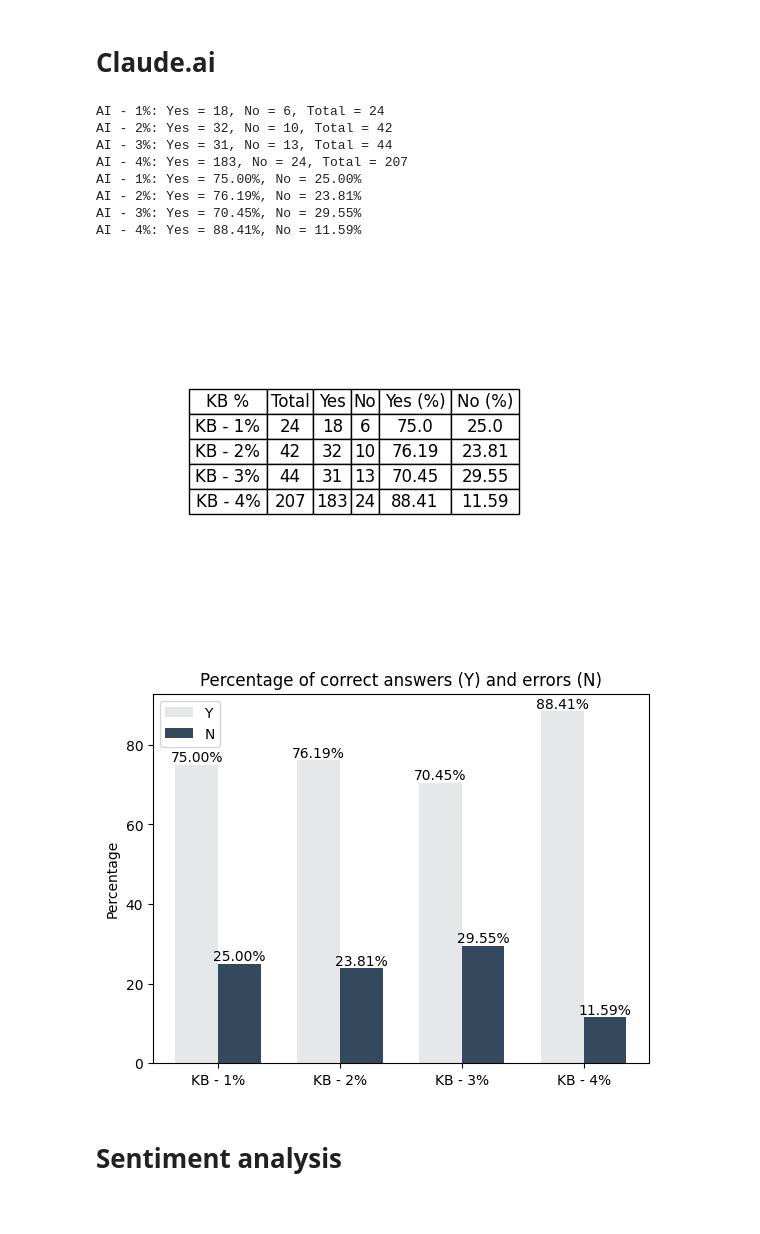
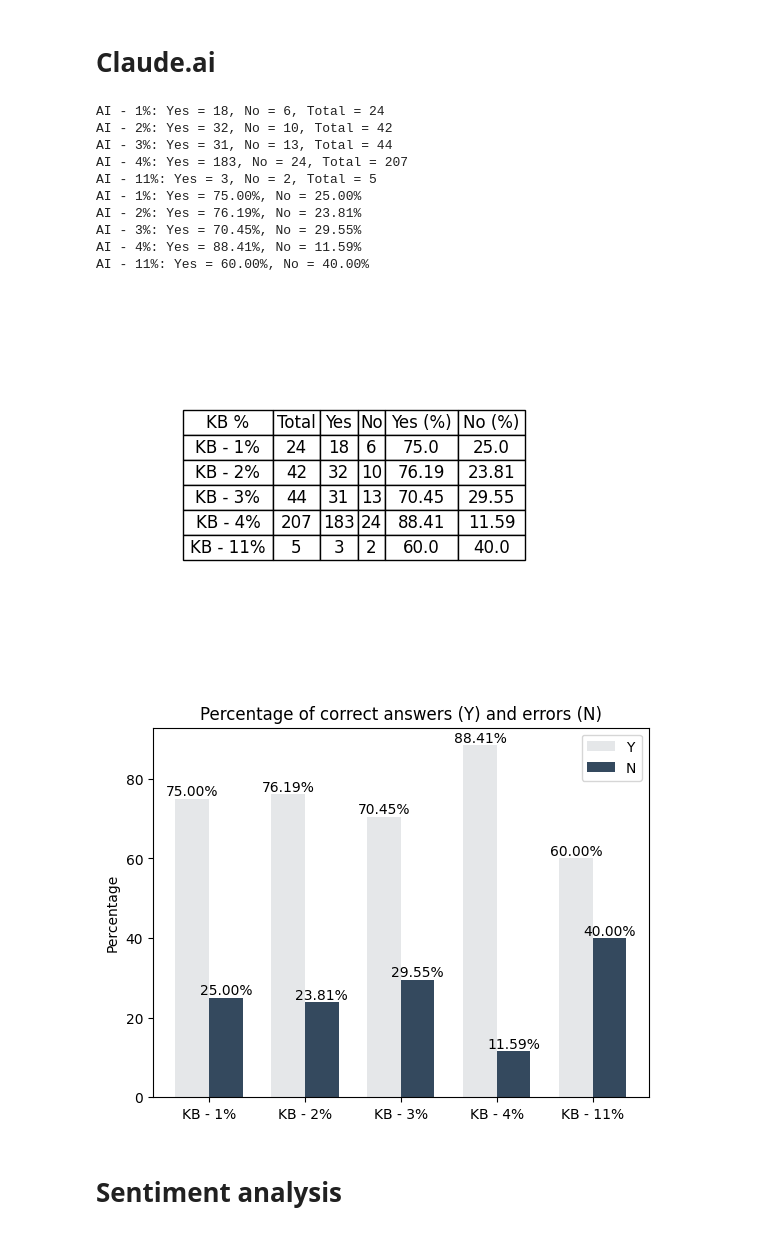
Before and after one commit to rodrigoprestesmachado/codespaces-blank, a Jupyter notebook: CSEDU2025/analysis/analysis.ipynb, the cells around one changed output. Drawn from its saved outputs; the diff is of its cells as text; code cells hidden in the pictures.

```diff
--- a/CSEDU2025/analysis/analysis.ipynb
+++ b/CSEDU2025/analysis/analysis.ipynb
@@ -501,11 +503,19 @@ ai_4_no = df[df['AI - 4%'] == 'No'].shape[0]
 # Soma de "Yes" e "No" na coluna "AI - 4%"
 ai_4_total = ai_4_yes + ai_4_no
 
+# Contar a quantidade de registros com valor "Yes" ou "No" da coluna "AI - 11%"
+ai_11_yes = df[df['AI - 11%'] == 'Yes'].shape[0]
+ai_11_no = df[df['AI - 11%'] == 'No'].shape[0]
+
+# Soma de "Yes" e "No" na coluna "AI - 11%"
+ai_11_total = ai_11_yes + ai_11_no
+
 # Mostrar a soma de "Yes" e "No" para cada coluna
 print(f"AI - 1%: Yes = {ai_1_yes}, No = {ai_1_no}, Total = {ai_1_total}")
 print(f"AI - 2%: Yes = {ai_2_yes}, No = {ai_2_no}, Total = {ai_2_total}")
 print(f"AI - 3%: Yes = {ai_3_yes}, No = {ai_3_no}, Total = {ai_3_total}")
 print(f"AI - 4%: Yes = {ai_4_yes}, No = {ai_4_no}, Total = {ai_4_total}")
+print(f"AI - 11%: Yes = {ai_11_yes}, No = {ai_11_no}, Total = {ai_11_total}")
 
 # Calcular percentuais para cada coluna
 ai_1_yes_percentage = (ai_1_yes / ai_1_total) * 100
@@ -520,19 +530,23 @@ ai_3_no_percentage = (ai_3_no / ai_3_total) * 100
 ai_4_yes_percentage = (ai_4_yes / ai_4_total) * 100
 ai_4_no_percentage = (ai_4_no / ai_4_total) * 100
 
+ai_11_yes_percentage = (ai_11_yes / ai_11_total) * 100
+ai_11_no_percentage = (ai_11_no / ai_11_total) * 100
+
 # Mostrar os percentuais para cada coluna
 print(f"AI - 1%: Yes = {ai_1_yes_percentage:.2f}%, No = {ai_1_no_percentage:.2f}%")
 print(f"AI - 2%: Yes = {ai_2_yes_percentage:.2f}%, No = {ai_2_no_percentage:.2f}%")
 print(f"AI - 3%: Yes = {ai_3_yes_percentage:.2f}%, No = {ai_3_no_percentage:.2f}%")
 print(f"AI - 4%: Yes = {ai_4_yes_percentage:.2f}%, No = {ai_4_no_percentage:.2f}%")
+print(f"AI - 11%: Yes = {ai_11_yes_percentage:.2f}%, No = {ai_11_no_percentage:.2f}%")
 
 # Dados atualizados conforme solicitado
-categorias = ['KB - 1%', 'KB - 2%', 'KB - 3%', 'KB - 4%']
-yes_counts = [ai_1_yes, ai_2_yes, ai_3_yes, ai_4_yes]
-no_counts = [ai_1_no, ai_2_no, ai_3_no, ai_4_no]
-totals = [ai_1_total, ai_2_total, ai_3_total, ai_4_total]
-yes_percentages = [round(ai_1_yes_percentage, 2), round(ai_2_yes_percentage, 2), round(ai_3_yes_percentage, 2), round(ai_4_yes_percentage, 2)]
-no_percentages = [round(ai_1_no_percentage, 2), round(ai_2_no_percentage, 2), round(ai_3_no_percentage, 2), round(ai_4_no_percentage, 2)]
+categorias = ['KB - 1%', 'KB - 2%', 'KB - 3%', 'KB - 4%', 'KB - 11%']
+yes_counts = [ai_1_yes, ai_2_yes, ai_3_yes, ai_4_yes, ai_11_yes]
+no_counts = [ai_1_no, ai_2_no, ai_3_no, ai_4_no, ai_11_no]
+totals = [ai_1_total, ai_2_total, ai_3_total, ai_4_total, ai_11_total]
+yes_percentages = [round(ai_1_yes_percentage, 2), round(ai_2_yes_percentage, 2), round(ai_3_yes_percentage, 2), round(ai_4_yes_percentage, 2), round(ai_11_yes_percentage, 2)]
+no_percentages = [round(ai_1_no_percentage, 2), round(ai_2_no_percentage, 2), round(ai_3_no_percentage, 2), round(ai_4_no_percentage, 2), round(ai_11_no_percentage, 2)]
 
 # Criar uma figura e um eixo
 fig, ax = plt.subplots()
@@ -560,9 +574,9 @@ plt.show()
 
 
 # Gerar um gráfico de barras
-labels = ['KB - 1%', 'KB - 2%', 'KB - 3%', 'KB - 4%']
-yes = [ai_1_yes_percentage, ai_2_yes_percentage, ai_3_yes_percentage, ai_4_yes_percentage]
-no = [ai_1_no_percentage, ai_2_no_percentage, ai_3_no_percentage, ai_4_no_percentage]
+labels = ['KB - 1%', 'KB - 2%', 'KB - 3%', 'KB - 4%', 'KB - 11%']
+yes = [ai_1_yes_percentage, ai_2_yes_percentage, ai_3_yes_percentage, ai_4_yes_percentage, ai_11_yes_percentage]
+no = [ai_1_no_percentage, ai_2_no_percentage, ai_3_no_percentage, ai_4_no_percentage, ai_11_no_percentage]
 
 x = range(len(labels))
 width = 0.35
@@ -579,35 +593,37 @@ ax.set_ylabel('Percentage')
 ax.set_title('Percentage of correct answers (Y) and errors (N)')
 ax.set_xticks([p + width / 2 for p in x])
 ax.set_xticklabels(labels)
 ax.legend()
 
 # Adicionar percentuais em cima das barras
 def add_labels(rects):
     for rect in rects:
         height = rect.get_height()
         ax.text(
             rect.get_x() + rect.get_width() / 2.,
             height,
             f'{height:.2f}%',
             ha='center',
             va='bottom'
         )
 
 add_labels(rects1)
 add_labels(rects2)
 
 plt.show()
 # %% [output]
 AI - 1%: Yes = 18, No = 6, Total = 24
 AI - 2%: Yes = 32, No = 10, Total = 42
 AI - 3%: Yes = 31, No = 13, Total = 44
 AI - 4%: Yes = 183, No = 24, Total = 207
+AI - 11%: Yes = 3, No = 2, Total = 5
 AI - 1%: Yes = 75.00%, No = 25.00%
 AI - 2%: Yes = 76.19%, No = 23.81%
 AI - 3%: Yes = 70.45%, No = 29.55%
 AI - 4%: Yes = 88.41%, No = 11.59%
+AI - 11%: Yes = 60.00%, No = 40.00%
-[figure, old version]
+[figure, new version]
-[figure, old version]
+[figure, new version]
 # %% [markdown]
 # Sentiment analysis
 # %%
```
Also changed, not shown: parts of 4 cells of this notebook, 9 other files.
